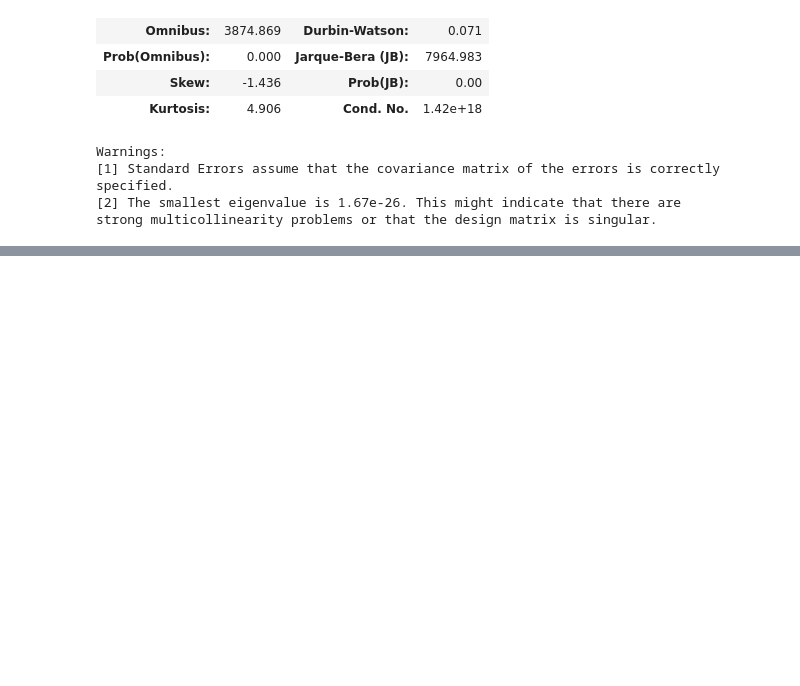
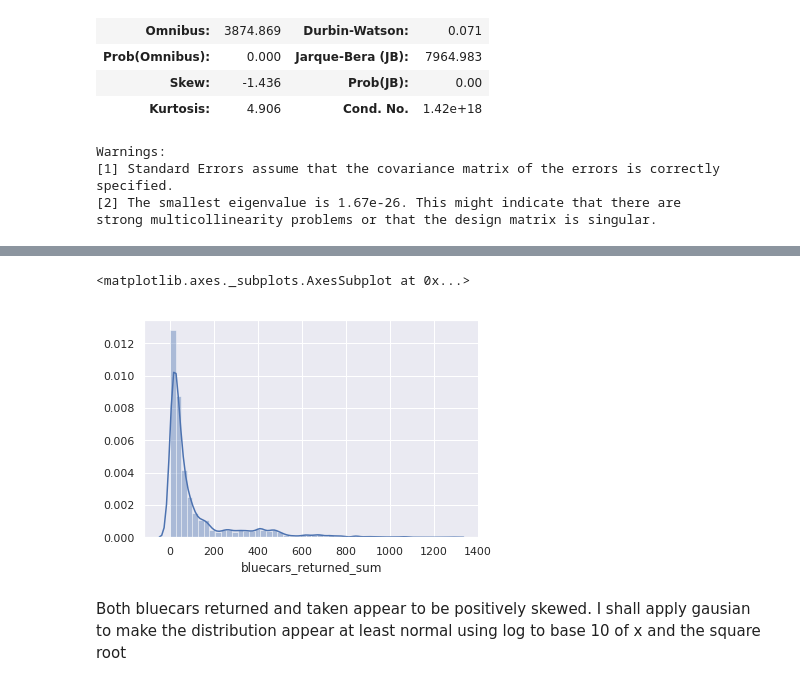
Before and after one commit to mwinzie/Autolib-Project-, a Jupyter notebook: Moringa_Data_Science_Core_W3_Independent_Project_Agnes_Mwinzi_DataScience.ipynb, the cells around one changed output, grey strips where cells are left out. Saved outputs shown, nothing was run; the diff lists cells and outputs as text; code cells hidden in the pictures; blank space fills up the shorter version.

```diff
--- a/Moringa_Data_Science_Core_W3_Independent_Project_Agnes_Mwinzi_DataScience.ipynb
+++ b/Moringa_Data_Science_Core_W3_Independent_Project_Agnes_Mwinzi_DataScience.ipynb
@@ -924,0 +902,8 @@ plt.show()
+# %%
+sns.distplot(autosample.bluecars_returned_sum, kde = True)
+# %% [output]
+<matplotlib.axes._subplots.AxesSubplot at 0x...>
+[figure, added]
+# %% [markdown]
+Both bluecars returned and taken appear to be positively skewed.
+I shall apply gausian to make the distribution appear at least normal using log to base 10 of x and the square root
```
Also changed, not shown: parts of 37 cells of this notebook.
